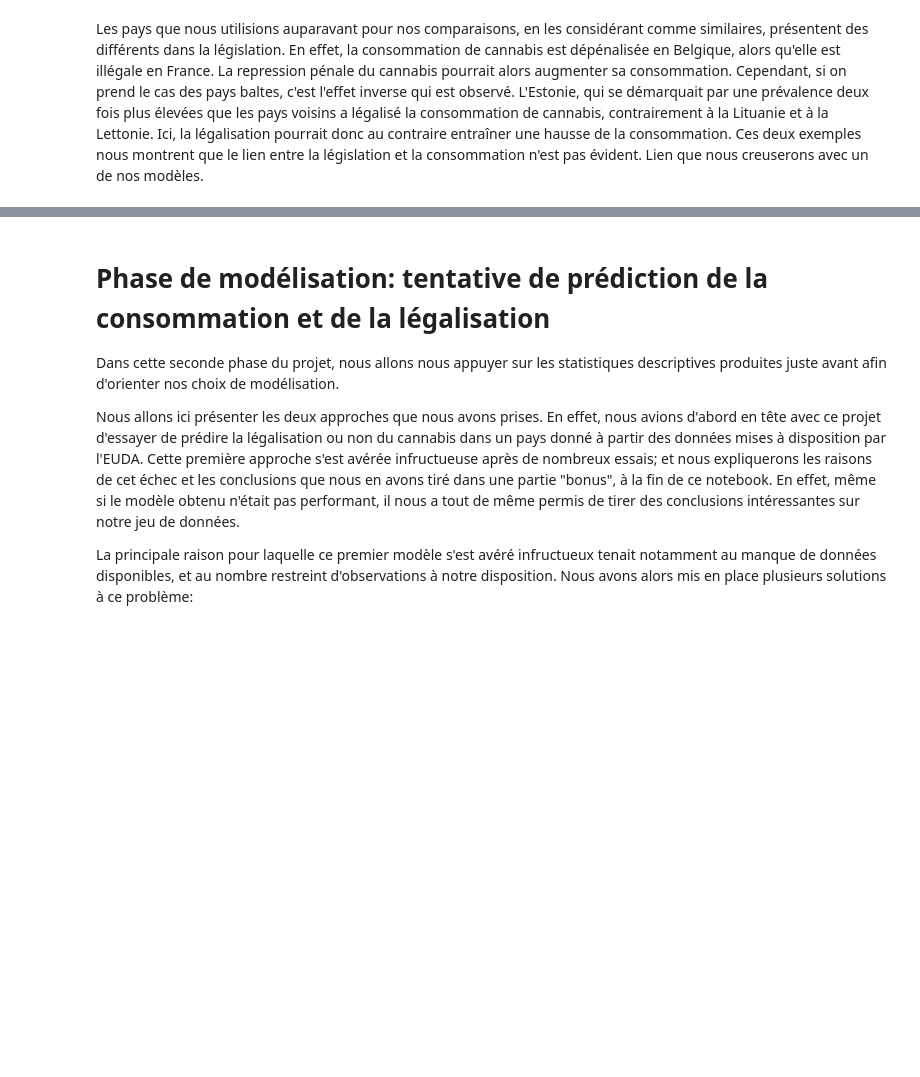
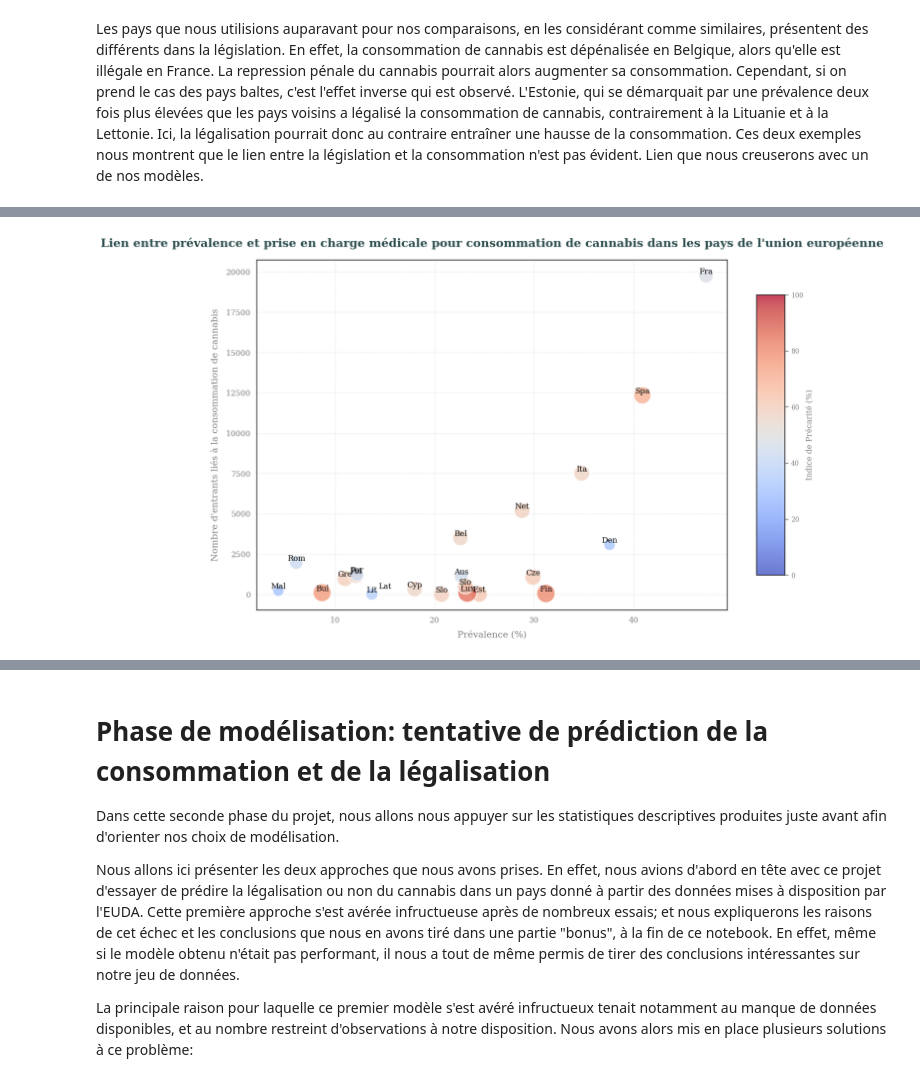
Before and after one commit to refouch/Projet_Python_2A, a Jupyter notebook: Notebook_Final.ipynb, the cells around one changed output, grey strips where cells are left out. Cells and saved outputs as stored; diff of their text form; code cells hidden in the pictures; blank space fills up the shorter version.

```diff
--- a/Notebook_Final.ipynb
+++ b/Notebook_Final.ipynb
@@ -307,0 +831,82 @@ Cependant, si on prend le cas des pays baltes, c'est l'effet inverse qui est obs
+# %%
+import matplotlib.pyplot as plt
+import numpy as np
+
+### On crée la nouvelle variable Precaire/Etudiant : part que représente cette population dans les admis en soins pour consommation de cannabis
+table_soins_simple['Precaire/Etudiant'] = (
+    (table_soins_simple['Student.global.pro'] +
+     table_soins_simple['Unemployed / discouraged.global.pro']) /
+    (table_soins_simple['Occasionally employed.global.pro'] +
+     table_soins_simple['Regularly employed.global.pro'] +
+     table_soins_simple['Student.global.pro'] +
+     table_soins_simple['Unemployed / discouraged.global.pro'])
+) * 100
+
+### Merge des tables
+soins_conso = pd.merge(dfcurrentadultslf, table_soins_simple, how="left", on="Country")
+
+### On enlève les lignes avec des valeurs manquantes après le merge
+Colonnes_finales = ['Prevalence (%)', 'Cannabis (global)', 'Precaire/Etudiant']
+soins_conso = soins_conso.dropna(subset=Colonnes_finales)
+
+
+### Création du plot
+#On crée les variables qui acceuillent nos données
+x = soins_conso['Prevalence (%)']  # Abscisse
+y = soins_conso['Cannabis (global)']  # Ordonnée
+sizes = soins_conso['Precaire/Etudiant'] * 10  # Taille des points
+countries = soins_conso['Country']  # Nom des pays pour annotation
+colors = soins_conso['Precaire/Etudiant']  # Gradient de couleur
+
+
+
+
+# On crée le cadre de la figure
+plt.figure(figsize=(14, 9))
+
+# Création du plot (scatter)
+bubble_chart = plt.scatter(
+    x, y,
+    s=sizes,
+    alpha=0.75,
+    c=colors,
+    cmap='coolwarm',  # On choisit les tons des couleurs
+    edgecolor='white',
+    linewidth=1.5,
+    vmin=0,
+    vmax=100
+)
+
+# On ajoute le nom des pays au dessus des bulles
+for i in range(len(soins_conso)):
+    plt.text(
+        x.iloc[i], y.iloc[i] + 0.5,  # Nom AU DESSUS de la bulle
+        countries.iloc[i][:3], # Nom du pays
+        fontsize=12,
+        ha='center', va='bottom',
+        color='black'
+    )
+
+# On ajoute des titres aux axes
+plt.title(
+    "Lien entre prévalence et prise en charge médicale pour consommation de cannabis dans les pays de l'union européenne",
+    fontsize=18, fontweight='bold', pad=20, color='darkslategray'
+)
+plt.xlabel('Prévalence (%)', fontsize=14, labelpad=10, color='gray')
+plt.ylabel("Nombre d'entrants liés à la consommation de cannabis", fontsize=14, labelpad=10, color='gray')
+
+# On crée un gradient à droite du graphique pour rendre visible les différences entre les pays de proportion de Precaire/Etudiant dans les admis
+cbar = plt.colorbar(bubble_chart, shrink=0.8, aspect=10)
+cbar.set_label('Indice de Précarité (%)', fontsize=12, color='gray')
+cbar.ax.tick_params(labelsize=10, colors='gray')
+
+# On ajoute une grille et on modifie les axes pour rendre le tout plus lisible
+plt.grid(color='lightgray', linestyle='--', linewidth=0.7, alpha=0.6)
+plt.xticks(fontsize=12, color='gray')
+plt.yticks(fontsize=12, color='gray')
+plt.tight_layout()
+
+# Affichage du graphique
+plt.show()
+# %% [output]
+[figure, added]
```
Also changed, not shown: parts of 31 cells of this notebook.
